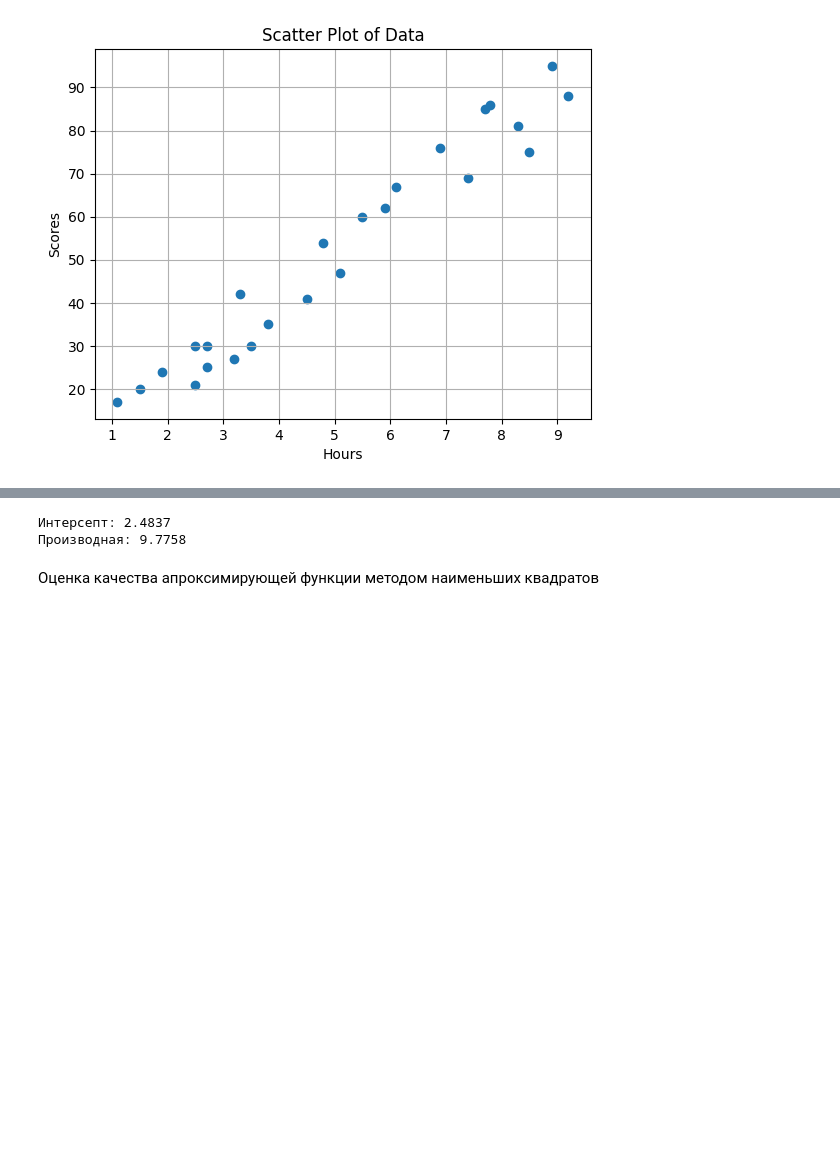
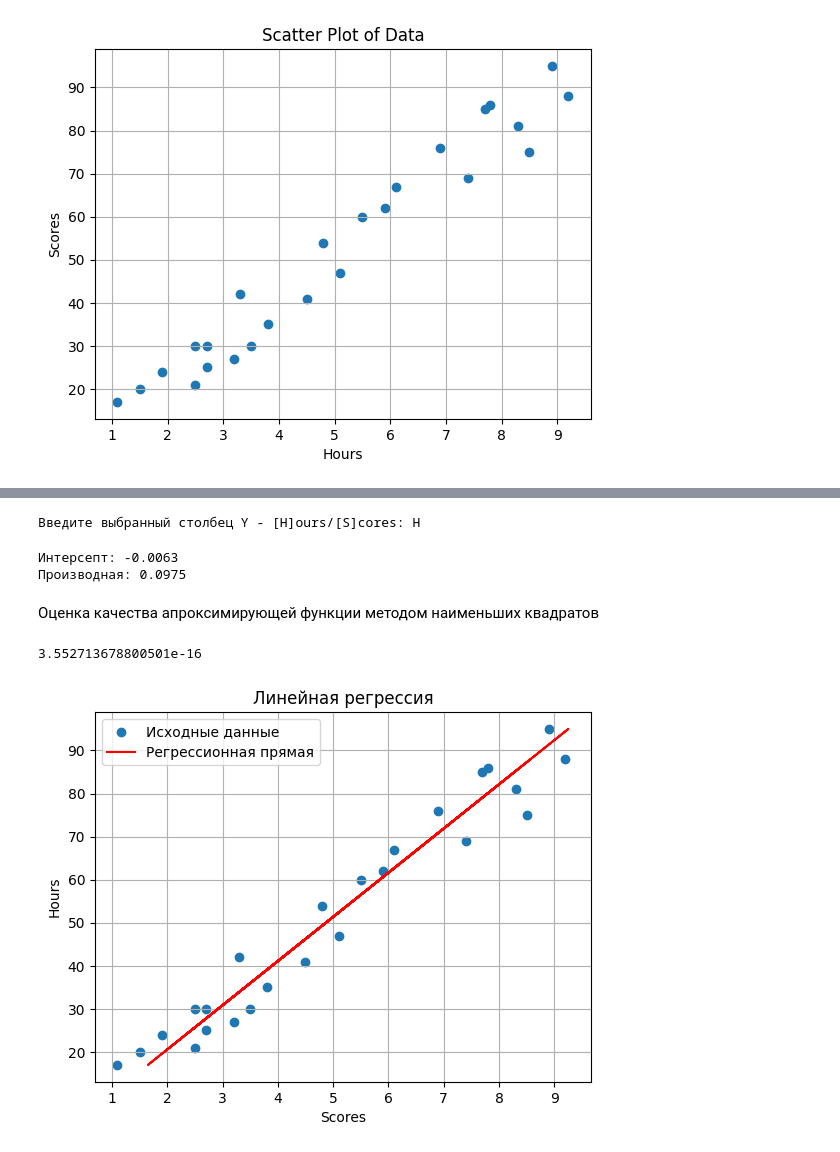
Before and after one commit to JamesBorned/learning-machine-learning, a Jupyter notebook: linear_regression.ipynb, the cells around one changed output, grey strips where cells are left out. Cells and saved outputs as stored; diff of their text form; code cells hidden in the pictures; blank space fills up the shorter version.

```diff
--- a/linear_regression.ipynb
+++ b/linear_regression.ipynb
@@ -76,15 +76,33 @@ def regression_coefficients(x, y):
   w0 = (np.sum(y) - w1*np.sum(x))/n
 
   return w0, w1
+# %%
+def choose_target_indicator(x, y, data, user_input):
+
+  if (user_input == 'S'):
+    x = np.array(data["Hours"])
+    y = np.array(data["Scores"])
+  else:
+    y = np.array(data["Hours"])
+    x = np.array(data["Scores"])
+
+  return x, y
+# %%
+user_input = input("Введите выбранный столбец Y - [H]ours/[S]cores: ")
+while (user_input != 'H' and user_input != 'S'):
+  input("Введите выбранный столбец Y - [H]ours/[S]cores: ")
+x = np.array(data["Hours"])
+y = np.array(data["Scores"])
+x, y = choose_target_indicator(x, y, data, user_input)
+# %% [output]
+Введите выбранный столбец Y - [H]ours/[S]cores: H
 # %%
-x = np.array(data["Hours"])
-y = np.array(data["Scores"])
 intersept, slope = regression_coefficients(x, y)
 print('Интерсепт: {:.4f}'.format(intersept))
 print('Производная: {:.4f}'.format(slope))
 # %% [output]
-Интерсепт: 2.4837
-Производная: 9.7758
+Интерсепт: -0.0063
+Производная: 0.0975
 # %% [markdown]
 Оценка качества апроксимирующей функции методом наименьших
 квадратов
@@ -103,0 +109,24 @@ def least_squares_method(x, y):
+# %%
+Err = sum(y[i] - intersept - slope*x[i] for i in range (len(x)))/len(x)
+print(Err)
+# %% [output]
+3.552713678800501e-16
+# %%
+def f(x, w0, w1):
+  return w0 + w1*x
+# %%
+# Построение графика
+plt.scatter(y, x, label='Исходные данные')
+plt.plot(f(x, intersept, slope), x,  color='red', label='Регрессионная прямая')
+plt.title('Линейная регрессия')
+if (user_input == 'H'):
+  plt.xlabel('Scores')  # Подпись оси X
+  plt.ylabel('Hours')
+else:
+  plt.xlabel('Hours')  # Подпись оси X
+  plt.ylabel('Scores')
+plt.legend()
+plt.grid(True)
+plt.show()
+# %% [output]
+[figure, added]
```
Also changed, not shown: parts of 4 cells of this notebook.
